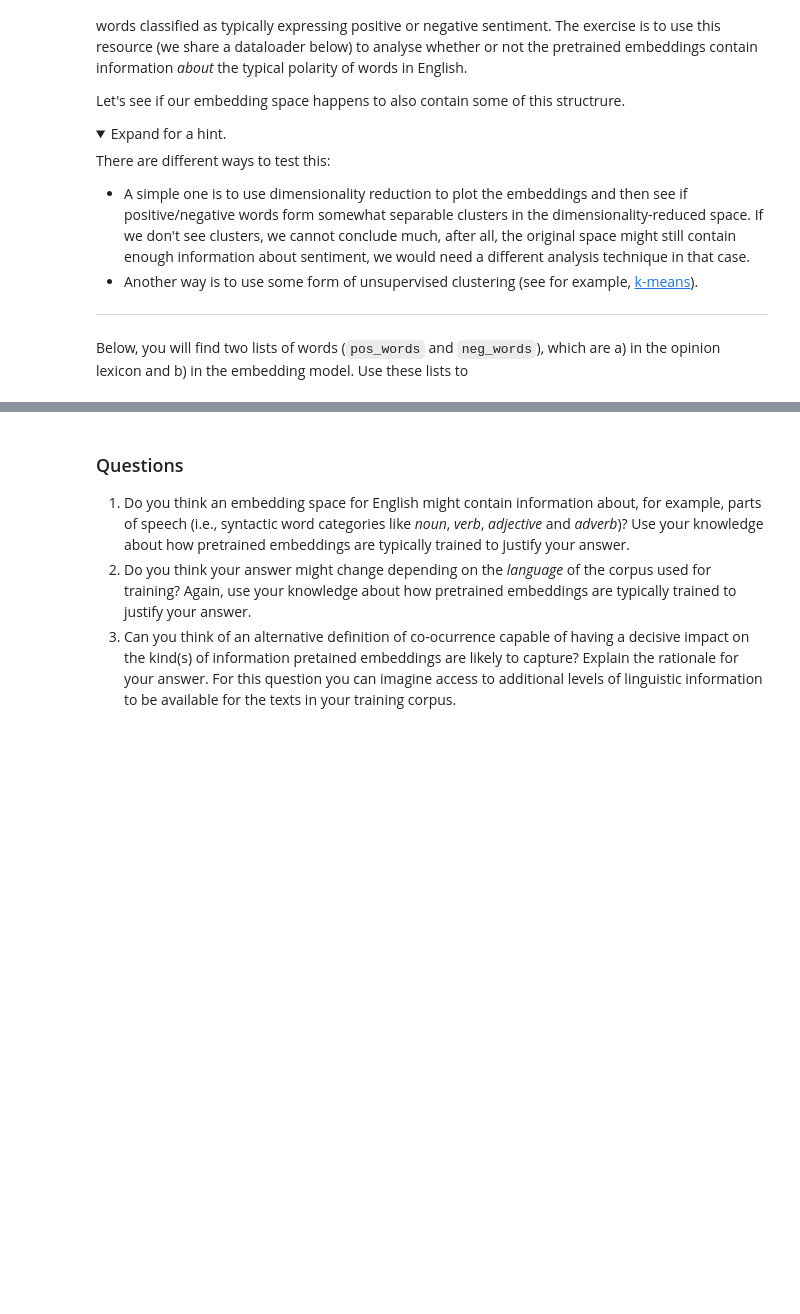
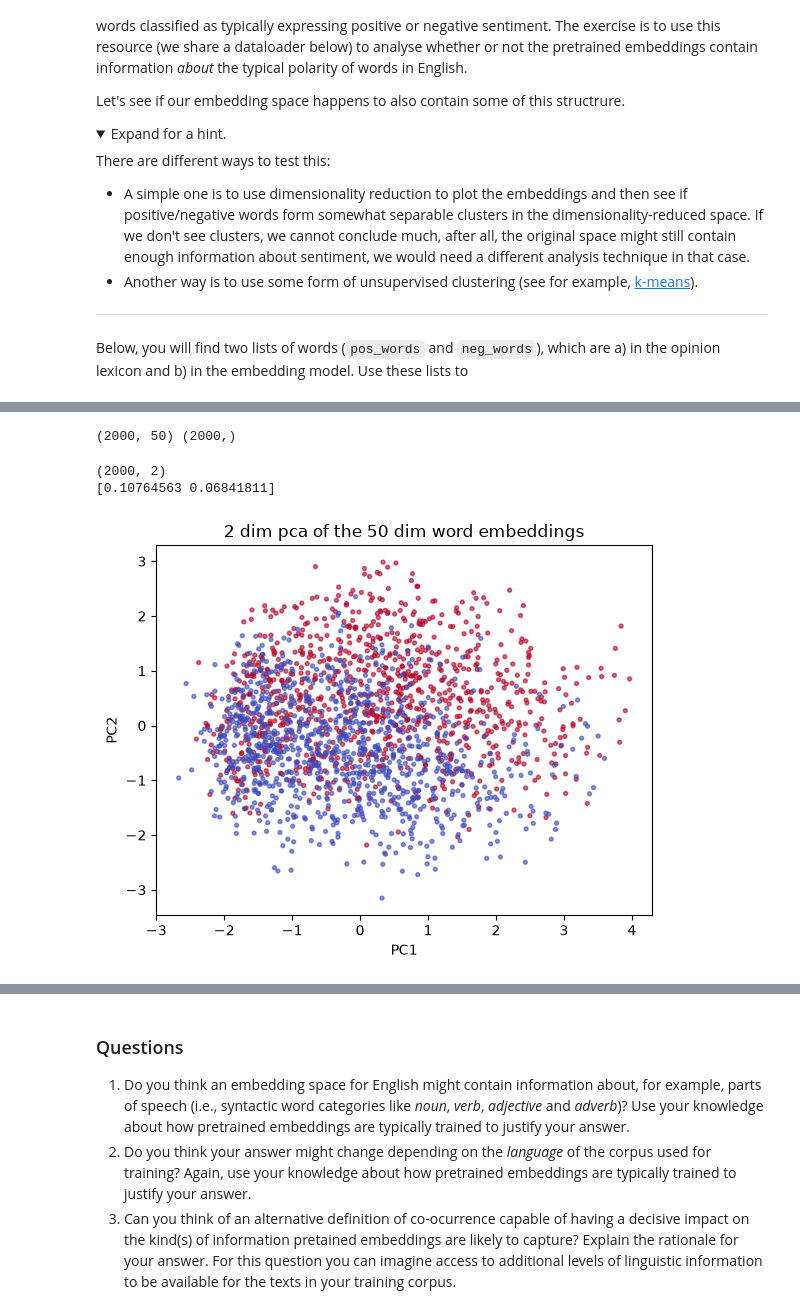
Before and after one commit to TeunMDG/nlp1-student, a Jupyter notebook: part2/tutorial.ipynb, the cells around one changed output, grey strips where cells are left out. Saved outputs shown, nothing was run; the diff lists cells and outputs as text; code cells hidden in the pictures; folded sections open; blank space fills up the shorter version.

Commit message:
T2: word embeddings exercises

```diff
--- a/part2/tutorial.ipynb
+++ b/part2/tutorial.ipynb
@@ -421,3 +528,31 @@ print(f"{len(neg_words)} negative words; sample:", " ".join(neg_words[:10]))
+# %%
+words = pos_words + neg_words
+X = np.array([trained_emb_model.embed_word(w) for w in words])
+y = np.array([1] * len(pos_words) + [0] * len(neg_words))
+
+print(X.shape, y.shape)
+# %% [output]
+(2000, 50) (2000,)
+# %%
+from sklearn.decomposition import PCA
+
+pca = PCA(n_components=2)
+X_2d = pca.fit_transform(X)
+print (X_2d.shape)
+print(pca.explained_variance_ratio_)
+# %% [output]
+(2000, 2)
+[0.10764563 0.06841811]
+# %%
+import matplotlib.pyplot as plt
+
+pts = X_2d
+colours = y                     # 0/1 per point
+plt.scatter(pts[:, 0], pts[:, 1], c=colours, cmap="coolwarm", s=8, alpha=0.6)
+plt.xlabel("PC1"); plt.ylabel("PC2"); plt.title("2 dim pca of the 50 dim word embeddings")
+plt.show()
+# %% [output]
+[figure, added]
 # %%
 try:
     from part2 import solutions
```
Also changed, not shown: parts of 28 cells of this notebook.
